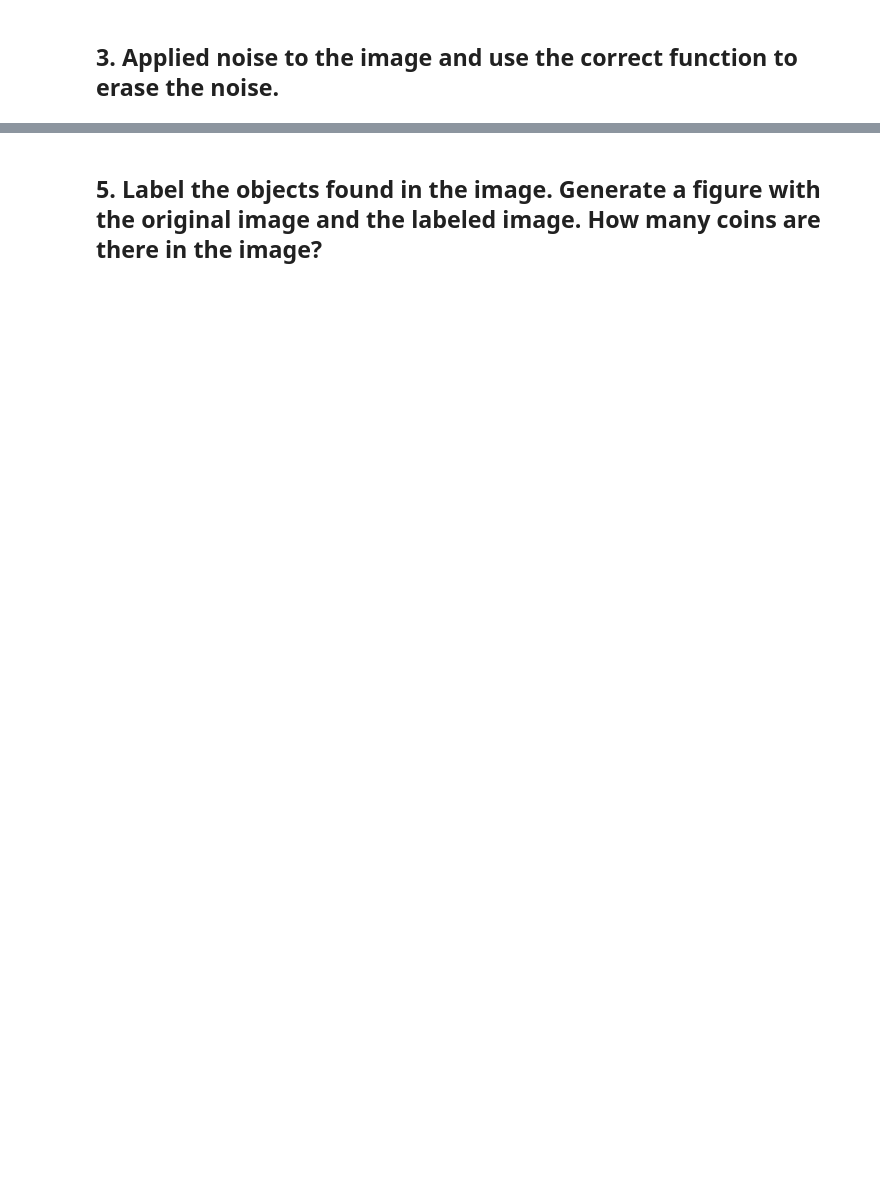
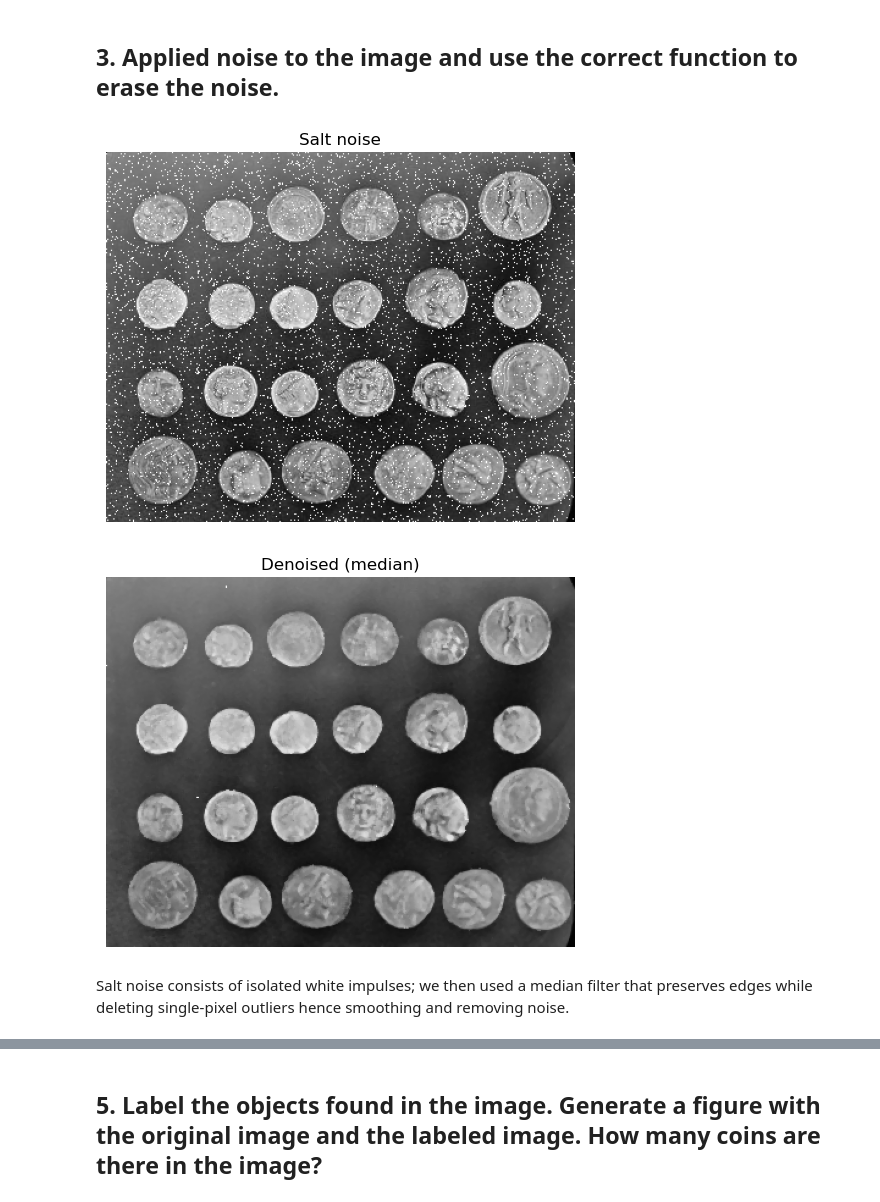
Before and after one commit to musel25/cv-exam-upt, a Jupyter notebook: Tirana_CV_Test.ipynb, the cells around one changed output, grey strips where cells are left out. Saved outputs shown, nothing was run; the diff lists cells and outputs as text; code cells hidden in the pictures; blank space fills up the shorter version.

```diff
--- a/Tirana_CV_Test.ipynb
+++ b/Tirana_CV_Test.ipynb
@@ -10,3 +47,22 @@
 # %% [markdown]
 ## 3. Applied noise to the image and use the correct function to erase the noise.
+# %%
+from skimage import util
+from scipy import ndimage
+
+noisy   = util.random_noise(coins, mode='salt', amount=0.05)          # 5 % white pixels
+denoise = ndimage.median_filter(noisy, size=3)                        # 3×3 median
+
+figures = [("Salt noise", noisy), ("Denoised (median)", denoise)]
+for title, img in figures:
+    plt.figure()
+    plt.imshow(img, cmap='gray')
+    plt.title(title)
+    plt.axis('off')
+    plt.show()
+# %% [output]
+[figure, added]
+[figure, added]
+# %% [markdown]
+Salt noise consists of isolated white impulses; we then used a median filter that preserves edges while deleting single-pixel outliers hence smoothing and removing noise.
 # %% [markdown]
```
Also changed, not shown: parts of 22 cells of this notebook, 1 other file.
